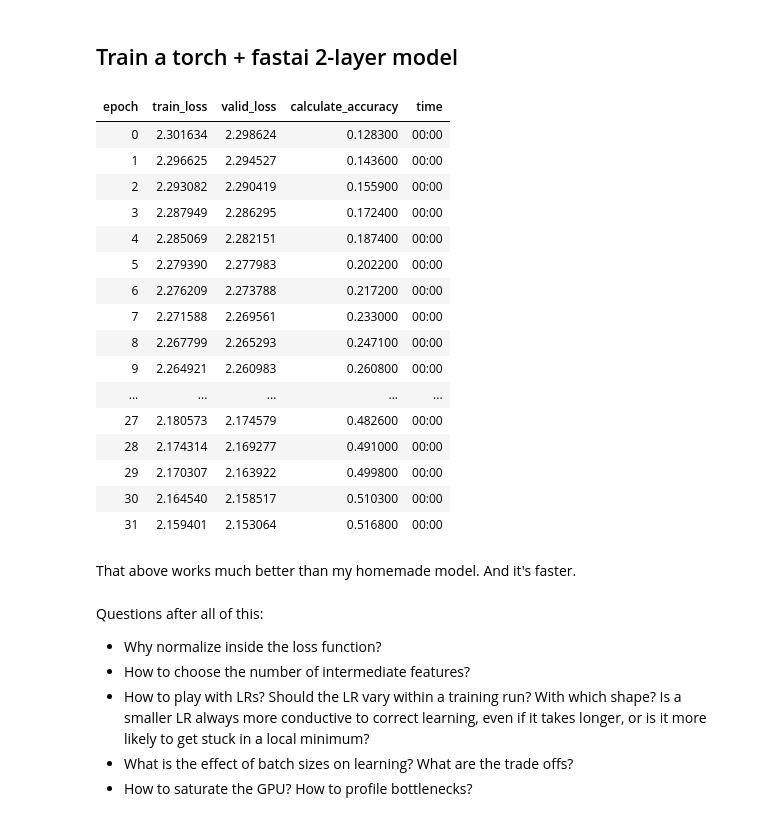
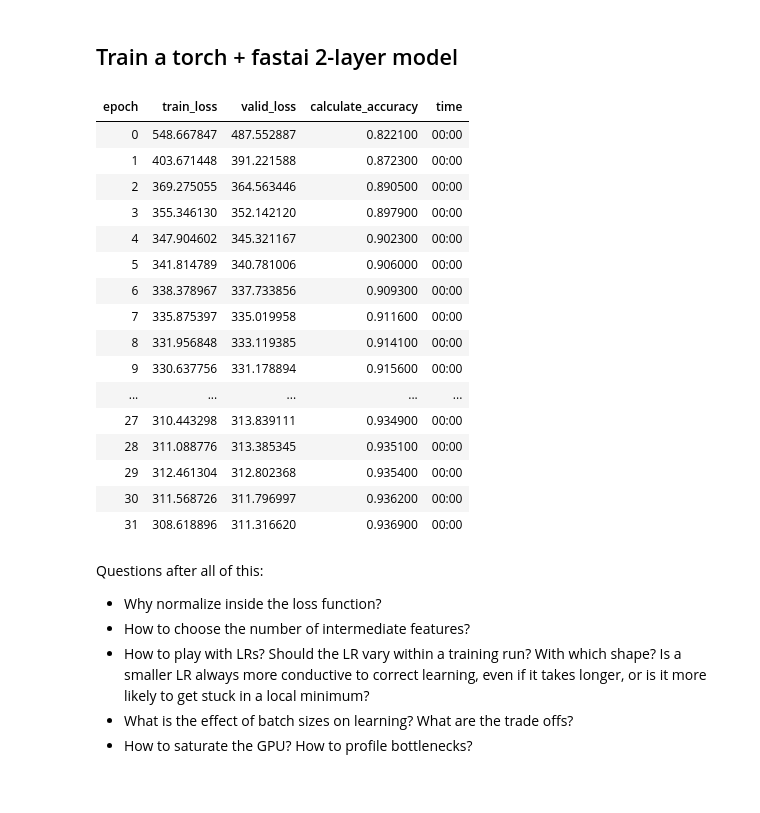
Before and after one commit to davila-vilanova/fastbook, a Jupyter notebook: exercises/04_exercise_full_mnist/04_exercise_full_mnist.ipynb, the cells around one changed output. Cells and saved outputs as stored; diff of their text form; code cells hidden in the pictures; blank space fills up the shorter version.

```diff
--- a/exercises/04_exercise_full_mnist/04_exercise_full_mnist.ipynb
+++ b/exercises/04_exercise_full_mnist/04_exercise_full_mnist.ipynb
@@ -346,47 +344,44 @@ plot_accuracies(accuracies)
 # %%
 from fastai import optimizer as fastai_optimizer
 from fastai.learner import Learner as FastaiLearner
 from torch.nn import Linear as TorchLinear
 from torch.nn import Sequential as TorchSequential
-from torch.nn.modules.activation import ReLU as TorchReLU
+from torch.nn.modules.activation import ReLU as TorchReLU, LogSoftmax as TorchLogSoftmax
 
 torch_sequential = TorchSequential(
     TorchLinear(IMAGE_SHAPE[0] * IMAGE_SHAPE[1], intermediate_features),
     TorchReLU(),
     TorchLinear(intermediate_features, NUM_CLASSES),
+    TorchLogSoftmax(dim=1),
 )
 
 fastai_learner = FastaiLearner(
     data,
     torch_sequential,
     opt_func=fastai_optimizer.SGD,
-    loss_func=lambda logits, targets: calculate_loss(
-        normalize_log_softmax(logits), targets
-    ),
+    loss_func=calculate_loss,
     metrics=calculate_accuracy,
 )
 
 fastai_learner.fit(32, learning_rate)
 # %% [output]
 | epoch | train_loss | valid_loss | calculate_accuracy | time |
-| 0 | 2.301634 | 2.298624 | 0.128300 | 00:00 |
-| 1 | 2.296625 | 2.294527 | 0.143600 | 00:00 |
-| 2 | 2.293082 | 2.290419 | 0.155900 | 00:00 |
-| 3 | 2.287949 | 2.286295 | 0.172400 | 00:00 |
-| 4 | 2.285069 | 2.282151 | 0.187400 | 00:00 |
-| 5 | 2.279390 | 2.277983 | 0.202200 | 00:00 |
-| 6 | 2.276209 | 2.273788 | 0.217200 | 00:00 |
-| 7 | 2.271588 | 2.269561 | 0.233000 | 00:00 |
-| 8 | 2.267799 | 2.265293 | 0.247100 | 00:00 |
-| 9 | 2.264921 | 2.260983 | 0.260800 | 00:00 |
+| 0 | 548.667847 | 487.552887 | 0.822100 | 00:00 |
+| 1 | 403.671448 | 391.221588 | 0.872300 | 00:00 |
+| 2 | 369.275055 | 364.563446 | 0.890500 | 00:00 |
+| 3 | 355.346130 | 352.142120 | 0.897900 | 00:00 |
+| 4 | 347.904602 | 345.321167 | 0.902300 | 00:00 |
+| 5 | 341.814789 | 340.781006 | 0.906000 | 00:00 |
+| 6 | 338.378967 | 337.733856 | 0.909300 | 00:00 |
+| 7 | 335.875397 | 335.019958 | 0.911600 | 00:00 |
+| 8 | 331.956848 | 333.119385 | 0.914100 | 00:00 |
+| 9 | 330.637756 | 331.178894 | 0.915600 | 00:00 |
 | ... | ... | ... | ... | ... |
-| 27 | 2.180573 | 2.174579 | 0.482600 | 00:00 |
-| 28 | 2.174314 | 2.169277 | 0.491000 | 00:00 |
-| 29 | 2.170307 | 2.163922 | 0.499800 | 00:00 |
-| 30 | 2.164540 | 2.158517 | 0.510300 | 00:00 |
-| 31 | 2.159401 | 2.153064 | 0.516800 | 00:00 |
+| 27 | 310.443298 | 313.839111 | 0.934900 | 00:00 |
+| 28 | 311.088776 | 313.385345 | 0.935100 | 00:00 |
+| 29 | 312.461304 | 312.802368 | 0.935400 | 00:00 |
+| 30 | 311.568726 | 311.796997 | 0.936200 | 00:00 |
+| 31 | 308.618896 | 311.316620 | 0.936900 | 00:00 |
-# %% [markdown]
-That above works much better than my homemade model. And it's faster.
 # %%
 from notify_complete import notify_complete
 
```
Also changed, not shown: parts of 3 cells of this notebook, 1 other file.
